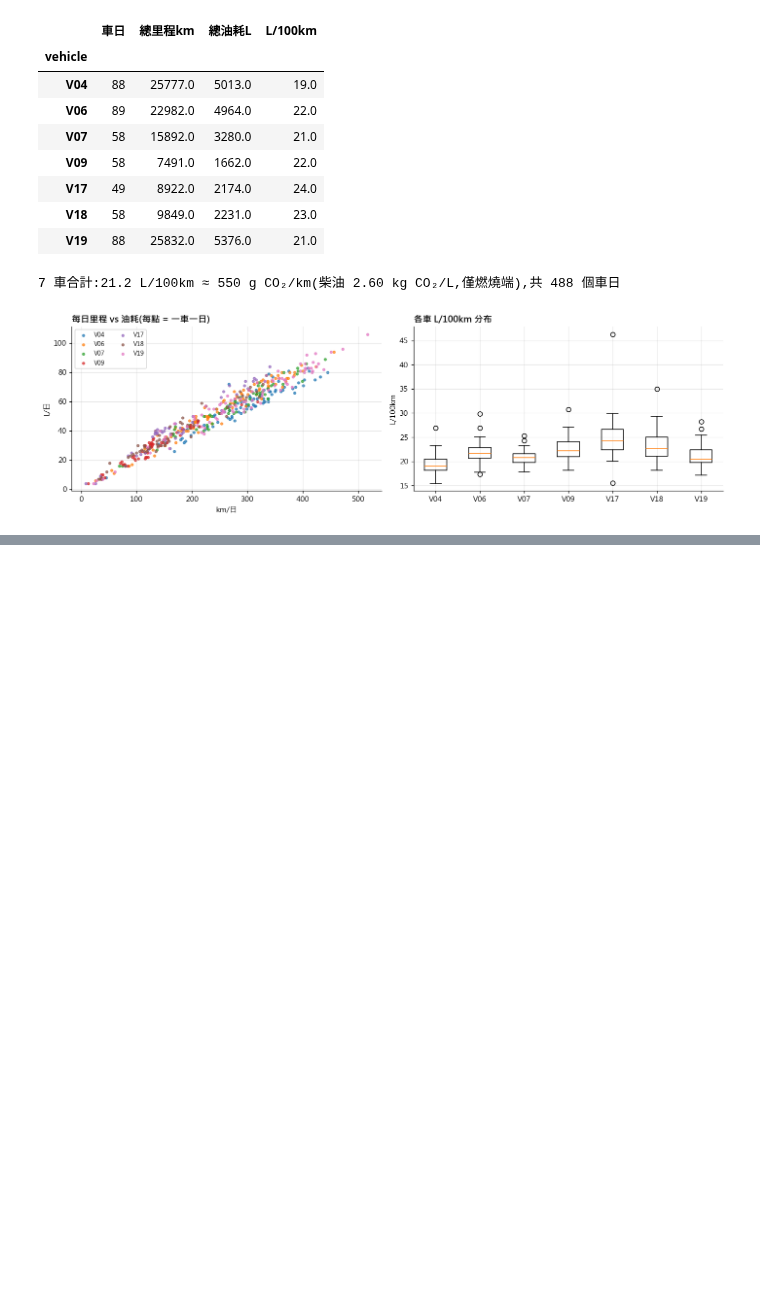
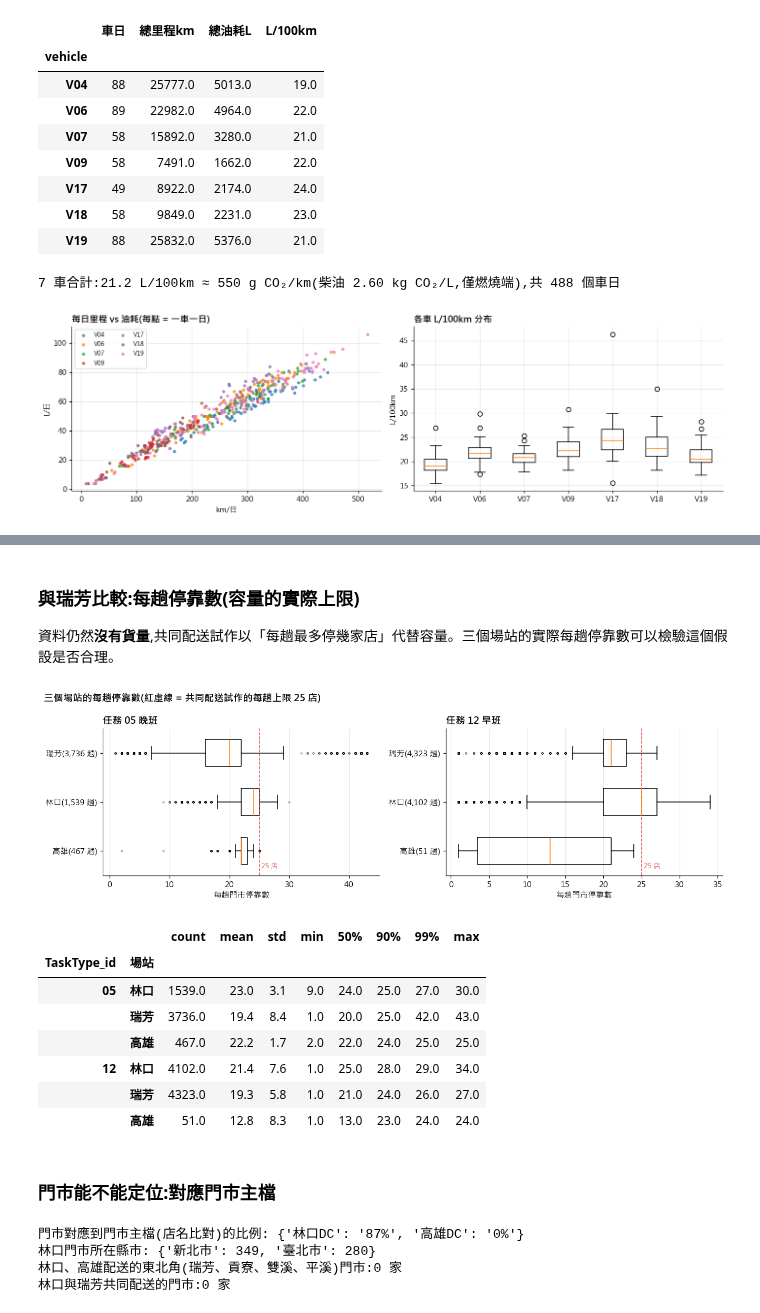
Before and after one commit to LEE-CHIEN-AN/last-mile-joint-delivery, a Jupyter notebook: explore/data_exploration.ipynb, the cells around one changed output, grey strips where cells are left out. Saved outputs shown, nothing was run; the diff lists cells and outputs as text; code cells hidden in the pictures; blank space fills up the shorter version.

```diff
--- a/explore/data_exploration.ipynb
+++ b/explore/data_exploration.ipynb
@@ -1599,0 +1862,50 @@ plt.tight_layout(); plt.show()
+# %% [markdown]
+### 與瑞芳比較:每趟停靠數(容量的實際上限)
+
+資料仍然**沒有貨量**,共同配送試作以「每趟最多停幾家店」代替容量。三個場站的實際每趟停靠數可以檢驗這個假設是否合理。
+# %%
+rf05 = pd.concat([read(P("delivery_plan", "by_task_type", f"task_type_{t}.csv"), dtype=str).assign(TaskType_id=t) for t in ["05", "12"]])
+rf05 = rf05[~rf05["Store_id"].fillna("").str.contains("3001888888")]
+rf05["trip"] = rf05["Delivery_Dt"] + "|" + rf05["TaskType_id"] + "|" + rf05["Route_seq"].str[:2] + "|" + rf05["Car_licence"]
+cmp_ = pd.concat([rf05.groupby(["TaskType_id", "trip"]).size().rename("n").reset_index().assign(場站="瑞芳"),
+                  trips[trips["TaskType_id"].isin(["05", "12"])].rename(columns={"每趟停靠數": "n"})
+                  .assign(場站=lambda d: d["Dept_Name"].str.replace("DC", ""))[["TaskType_id", "trip", "n", "場站"]]])
+fig, axes = plt.subplots(1, 2, figsize=(12, 3.8))
+for ax, t in zip(axes, ["05", "12"]):
+    g = [cmp_[(cmp_["TaskType_id"] == t) & (cmp_["場站"] == s)]["n"] for s in ["瑞芳", "林口", "高雄"]]
+    ax.boxplot(g, tick_labels=[f"瑞芳({len(g[0]):,} 趟)", f"林口({len(g[1]):,} 趟)", f"高雄({len(g[2]):,} 趟)"], vert=False,
+               widths=0.55, flierprops=dict(markersize=2, alpha=0.3))
+    ax.axvline(25, color="#e34948", ls="--", lw=1); ax.text(25.3, 3.35, "25 店", color="#e34948", fontsize=8.5)
+    ax.set_title(f"任務 {t} {'晚班' if t == '05' else '早班'}", loc="left", fontweight="bold"); ax.set_xlabel("每趟門市停靠數")
+    ax.invert_yaxis(); ax.grid(axis="y", visible=False)
+fig.suptitle("三個場站的每趟停靠數(紅虛線 = 共同配送試作的每趟上限 25 店)", x=0.01, ha="left", fontweight="bold")
+plt.tight_layout(); plt.show()
+cmp_.groupby(["TaskType_id", "場站"])["n"].describe(percentiles=[.5, .9, .99]).round(1)
+# %% [output]
+[figure, added]
+|  |  | count | mean | std | min | 50% | 90% | 99% | max |
+| TaskType_id | 場站 |  |  |  |  |  |  |  |  |
+| 05 | 林口 | 1539.0 | 23.0 | 3.1 | 9.0 | 24.0 | 25.0 | 27.0 | 30.0 |
+|  | 瑞芳 | 3736.0 | 19.4 | 8.4 | 1.0 | 20.0 | 25.0 | 42.0 | 43.0 |
+|  | 高雄 | 467.0 | 22.2 | 1.7 | 2.0 | 22.0 | 24.0 | 25.0 | 25.0 |
+| 12 | 林口 | 4102.0 | 21.4 | 7.6 | 1.0 | 25.0 | 28.0 | 29.0 | 34.0 |
+|  | 瑞芳 | 4323.0 | 19.3 | 5.8 | 1.0 | 21.0 | 24.0 | 26.0 | 27.0 |
+|  | 高雄 | 51.0 | 12.8 | 8.3 | 1.0 | 13.0 | 23.0 | 24.0 | 24.0 |
+# %% [markdown]
+### 門市能不能定位:對應門市主檔
+# %%
+sm = read(P("store_master", "store_master.csv"), dtype=str)
+sm["key"] = sm["name"].str.replace("^全家", "", regex=True)
+sm["縣市"] = sm["address"].str[:3].str.replace("台", "臺")
+mm = os_.drop_duplicates(["Dept_Name", "Store_Name"]).merge(sm.drop_duplicates("key")[["key", "address", "縣市"]],
+                                                            left_on="Store_Name", right_on="key", how="left")
+print("門市對應到門市主檔(店名比對)的比例:", mm.groupby("Dept_Name")["address"].apply(lambda s: f"{s.notna().mean():.0%}").to_dict())
+print("林口門市所在縣市:", mm[mm["Dept_Name"] == "林口DC"]["縣市"].value_counts().to_dict())
+ne = mm[mm["address"].fillna("").str.contains("瑞芳|貢寮|雙溪|平溪")]
+print(f"林口、高雄配送的東北角(瑞芳、貢寮、雙溪、平溪)門市:{len(ne)} 家")
+print(f"林口與瑞芳共同配送的門市:{len(set(os_.loc[os_['Dept'] == 'LC', 'Store_Name']) & set(rf05['Store_Name']) - {'專車'})} 家")
+# %% [output]
+門市對應到門市主檔(店名比對)的比例: {'林口DC': '87%', '高雄DC': '0%'}
+林口門市所在縣市: {'新北市': 349, '臺北市': 280}
+林口、高雄配送的東北角(瑞芳、貢寮、雙溪、平溪)門市:0 家
+林口與瑞芳共同配送的門市:0 家
```
Also changed, not shown: parts of 27 cells of this notebook, 37 other files.
